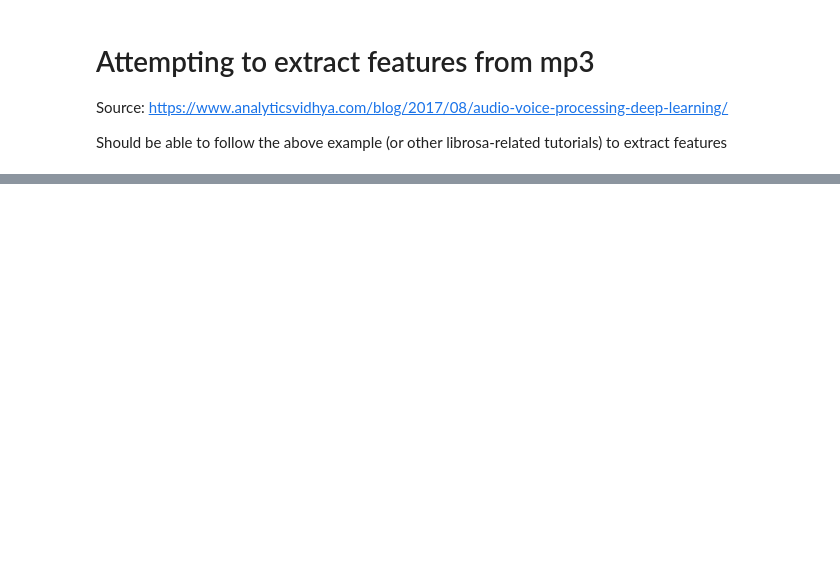
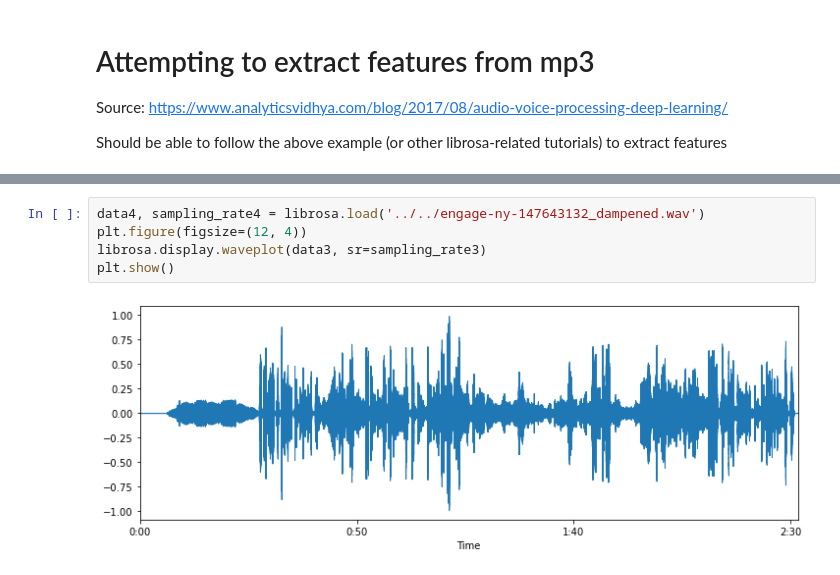
Before and after one commit to raybuhr/teacherprints, a Jupyter notebook: vandam_practice/mp3/librosa_with_mp3.ipynb, the cells around one changed output, grey strips where cells are left out. Drawn from its saved outputs; the diff is of its cells as text; blank space fills up the shorter version.

```diff
--- a/vandam_practice/mp3/librosa_with_mp3.ipynb
+++ b/vandam_practice/mp3/librosa_with_mp3.ipynb
@@ -19,0 +42,7 @@ plt.show()
+# %%
+data4, sampling_rate4 = librosa.load('../../engage-ny-147643132_dampened.wav')
+plt.figure(figsize=(12, 4))
+librosa.display.waveplot(data3, sr=sampling_rate3)
+plt.show()
+# %% [output]
+[figure, added]
```
Also changed, not shown: parts of 12 cells of this notebook.
